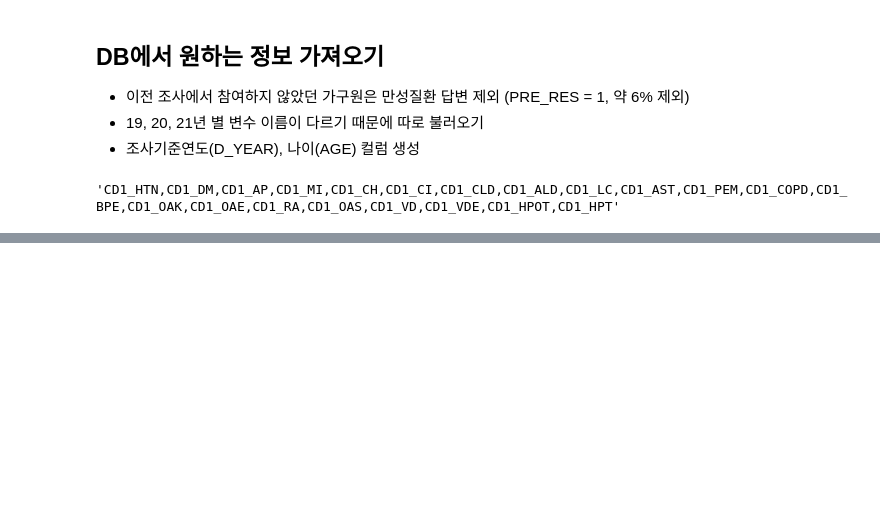
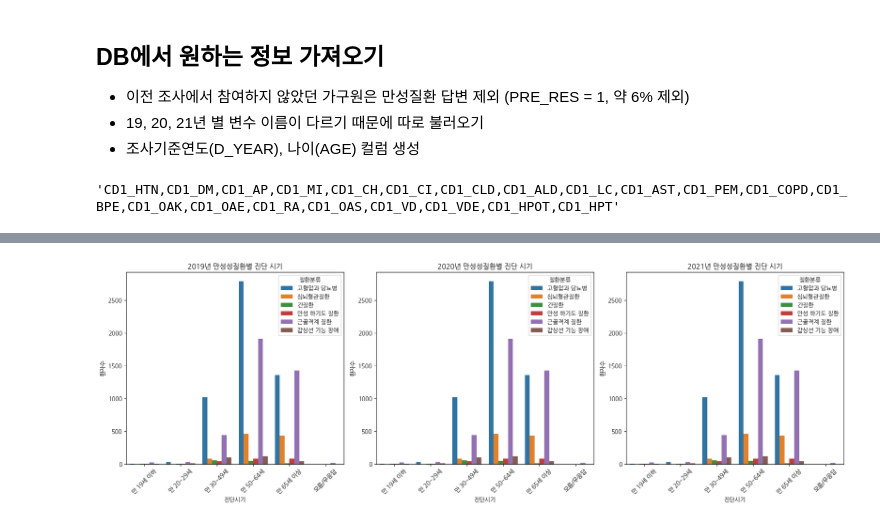
Before and after one commit to skqorrla/HK-M-Project, a Jupyter notebook: 00_EDA_BS.ipynb, the cells around one changed output, grey strips where cells are left out. Saved outputs shown, nothing was run; the diff lists cells and outputs as text; code cells hidden in the pictures; blank space fills up the shorter version.

```diff
--- a/00_EDA_BS.ipynb
+++ b/00_EDA_BS.ipynb
@@ -209,0 +209,10 @@ plt.show()
+# %%
+D_HTN_CD2 = ["CD2_"+d for d in D_HTN]
+D_CVD_CD2 = ["CD2_"+d for d in D_CVD]
+D_LIV_CD2 = ["CD2_"+d for d in D_LIV]
+D_LRI_CD2 = ["CD2_"+d for d in D_LRI]
+D_MSD_OLD_CD2 = ["CD2_"+d for d in D_MSD_OLD]
+D_MSD_CD2 = ["CD2_"+d for d in D_MSD]
+D_HPT_CD2 = ["CD2_"+d for d in D_HPT]
+D_OLD_CD2 = ["CD2_"+d for d in D_HTN + D_CVD + D_LIV + D_LRI + D_MSD_OLD + D_HPT]
+D_21_CD2 = ["CD2_"+d for d in D_HTN + D_CVD + D_LIV + D_LRI + D_MSD + D_HPT]
@@ -209,0 +309,37 @@ plt.show()
+# %%
+# 시각화를 편하게 하기 위한 데이터 melt
+eda2_19 = result.reset_index().melt(id_vars='Diagnosis Period', var_name='질환분류', value_name='환자수')
+eda2_19.rename(columns={'index': '연령대'}, inplace=True)
+eda2_19['질환분류'] = eda2_19['질환분류'].str.split('_').str[-1]
+
+eda2_20 = result.reset_index().melt(id_vars='Diagnosis Period', var_name='질환분류', value_name='환자수')
+eda2_20.rename(columns={'index': '연령대'}, inplace=True)
+eda2_20['질환분류'] = eda2_20['질환분류'].str.split('_').str[-1]
+
+eda2_21 = result.reset_index().melt(id_vars='Diagnosis Period', var_name='질환분류', value_name='환자수')
+eda2_21.rename(columns={'index': '연령대'}, inplace=True)
+eda2_21['질환분류'] = eda2_21['질환분류'].str.split('_').str[-1]
+# %%
+# 그래프 시각화
+# subplots 그리기 위한 figure 설정정
+fig, axes = plt.subplots(1, 3, figsize=(18, 6))
+
+sns.barplot(x='Diagnosis Period', y='환자수', hue='질환분류', data=eda2_19, ax=axes[0])
+axes[0].set_title("2019년 만성성질환별 진단 시기")
+axes[0].set_xlabel("진단시기")
+axes[0].tick_params(axis = 'x', labelrotation=45)
+
+sns.barplot(x='Diagnosis Period', y='환자수', hue='질환분류', data=eda2_20, ax=axes[1])
+axes[1].set_title("2020년 만성성질환별 진단 시기")
+axes[1].set_xlabel("진단시기")
+axes[1].tick_params(axis = 'x', labelrotation=45)
+
+sns.barplot(x='Diagnosis Period', y='환자수', hue='질환분류', data=eda2_21, ax=axes[2])
+axes[2].set_title("2021년 만성성질환별 진단 시기")
+axes[2].set_xlabel("진단시기")
+axes[2].tick_params(axis = 'x', labelrotation=45)
+
+plt.tight_layout()
+plt.show()
+# %% [output]
+[figure, added]
```
Also changed, not shown: parts of 13 cells of this notebook.
